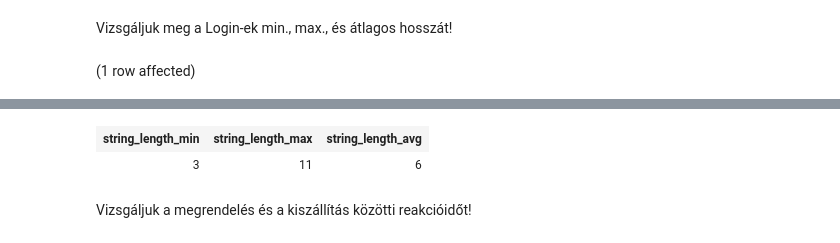
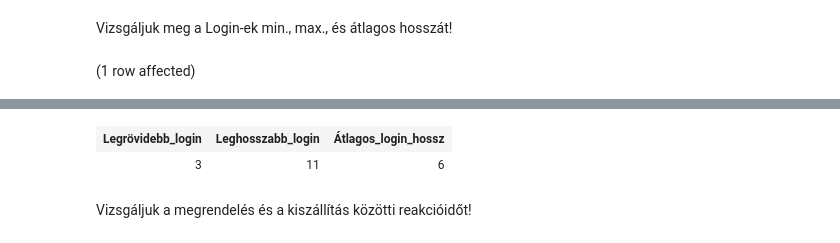
Before and after one commit to szosszi/adatbazis, a Jupyter notebook: hazi_feladat.ipynb, the cells around one changed output, grey strips where cells are left out. Cells and saved outputs as stored; diff of their text form; code cells hidden in the pictures.

```diff
--- a/hazi_feladat.ipynb
+++ b/hazi_feladat.ipynb
@@ -9,9 +9,9 @@ Total execution time: 00:00:01.312
 # %% [markdown]
 Vizsgáljuk meg a Login-ek min., max., és átlagos hosszát!
 # %%
-SELECT MIN(LEN(LOGIN)) AS string_length_min,
-       MAX(LEN(LOGIN)) AS string_length_max,
-       AVG(LEN(LOGIN)) AS string_length_avg
+SELECT MIN(LEN(LOGIN)) AS Legrövidebb_login,
+       MAX(LEN(LOGIN)) AS Leghosszabb_login,
+       AVG(LEN(LOGIN)) AS Átlagos_login_hossz
 
 FROM Rendeles
 WHERE LOGIN IS NOT NULL
@@ -22,4 +22,4 @@ Total execution time: 00:00:00.032
-| string_length_min | string_length_max | string_length_avg |
+| Legrövidebb_login | Leghosszabb_login | Átlagos_login_hossz |
 | 3 | 11 | 6 |
 # %% [markdown]
 Vizsgáljuk a megrendelés és a kiszállítás közötti reakcióidőt!
```
Also changed, not shown: parts of 24 cells of this notebook.
